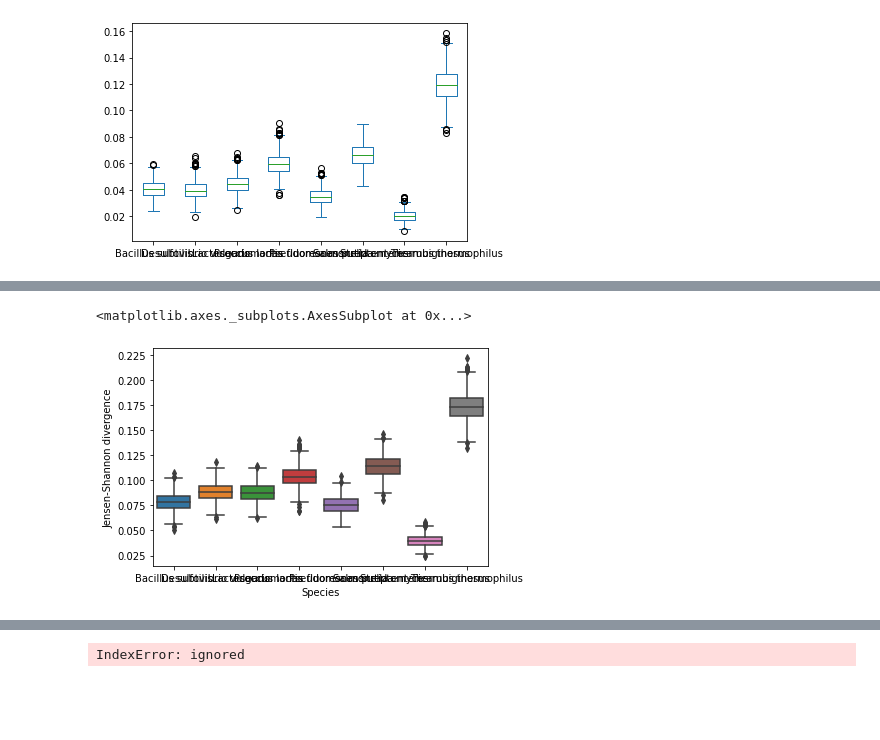
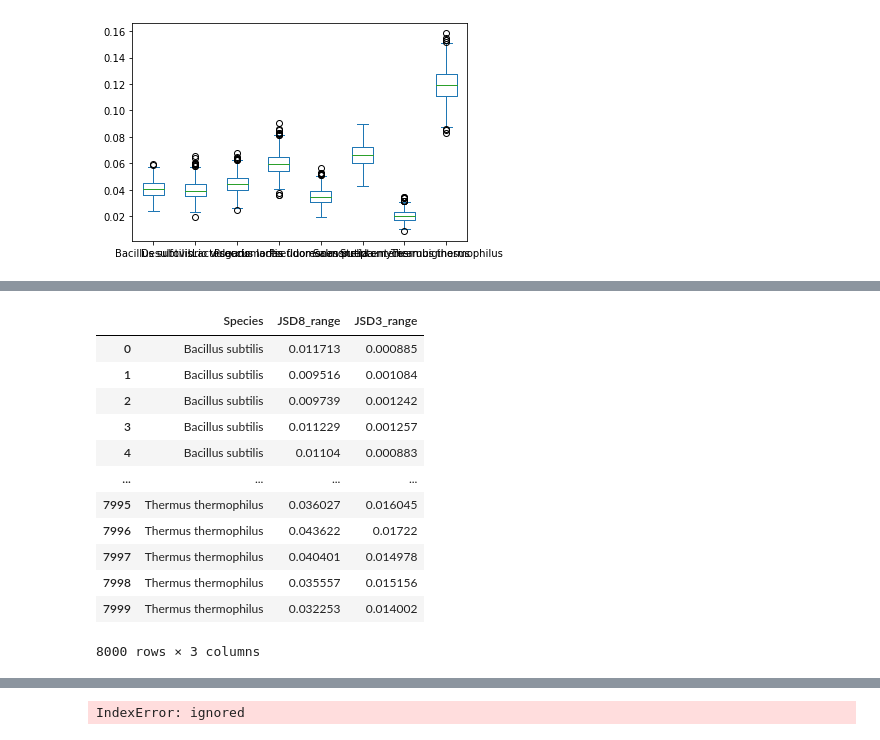
Before and after one commit to alibekk93/project-protein_folding_distances, a Jupyter notebook: SS_and_expression_systems_noFilter.ipynb, the cells around one changed output, grey strips where cells are left out. Saved outputs shown, nothing was run; the diff lists cells and outputs as text; code cells hidden in the pictures; blank space fills up the shorter version.

```diff
--- a/SS_and_expression_systems_noFilter.ipynb
+++ b/SS_and_expression_systems_noFilter.ipynb
@@ -737,5 +740,16 @@ data
-# %%
-sns.boxplot(data=data, x='Species', y='Jensen-Shannon divergence')
-# %% [output]
-<matplotlib.axes._subplots.AxesSubplot at 0x...>
-[figure, removed]
+# %%
+ci_df_long
+# %% [output]
+|  | Species | JSD8_range | JSD3_range |
+| 0 | Bacillus subtilis | 0.011713 | 0.000885 |
+| 1 | Bacillus subtilis | 0.009516 | 0.001084 |
+| 2 | Bacillus subtilis | 0.009739 | 0.001242 |
+| 3 | Bacillus subtilis | 0.011229 | 0.001257 |
+| 4 | Bacillus subtilis | 0.01104 | 0.000883 |
+| ... | ... | ... | ... |
+| 7995 | Thermus thermophilus | 0.036027 | 0.016045 |
+| 7996 | Thermus thermophilus | 0.043622 | 0.01722 |
+| 7997 | Thermus thermophilus | 0.040401 | 0.014978 |
+| 7998 | Thermus thermophilus | 0.035557 | 0.015156 |
+| 7999 | Thermus thermophilus | 0.032253 | 0.014002 |
+8000 rows × 3 columns
```
Also changed, not shown: parts of 9 cells of this notebook.
